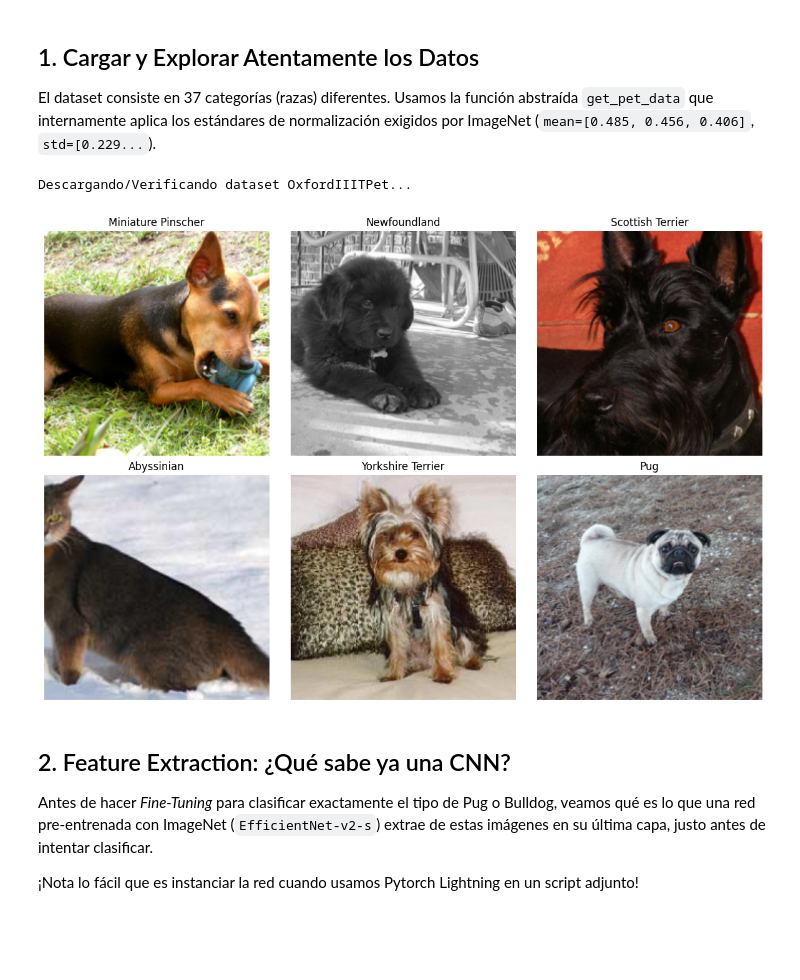
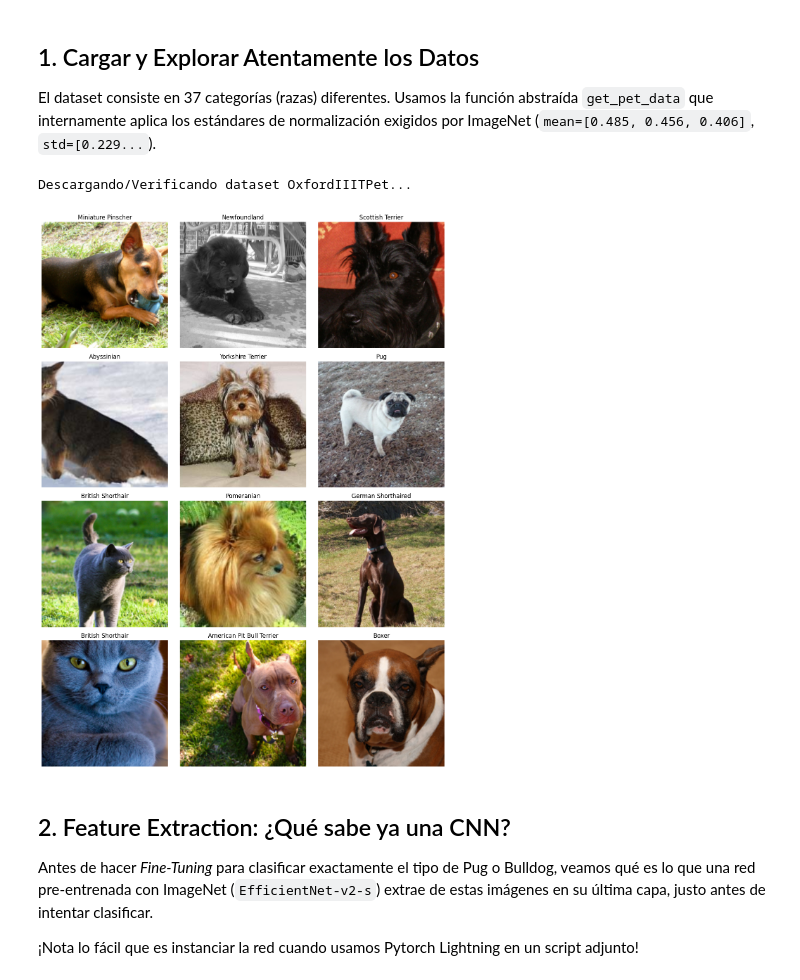
Before and after one commit to Afroefras/uag-deep-learning, a Jupyter notebook: parcial_3/transfer_learning/OxfordIIITPet - Transfer Learning.ipynb, the cells around one changed output. Drawn from its saved outputs; the diff is of its cells as text; code cells hidden in the pictures; blank space fills up the shorter version.

```diff
--- a/parcial_3/transfer_learning/OxfordIIITPet - Transfer Learning.ipynb
+++ b/parcial_3/transfer_learning/OxfordIIITPet - Transfer Learning.ipynb
@@ -21,14 +23,14 @@ Seed set to 42
 ## 1. Cargar y Explorar Atentamente los Datos
 El dataset consiste en 37 categorías (razas) diferentes. Usamos la función abstraída `get_pet_data` que internamente aplica los estándares de normalización exigidos por ImageNet (`mean=[0.485, 0.456, 0.406]`, `std=[0.229...`).
 # %%
-train_loader, val_loader, class_names = get_pet_data(data_dir='./data', batch_size=32)
+train_loader, val_loader, class_names = get_pet_data(data_dir='./data', batch_size=32, num_workers=8)
 
 # Extraemos un lote para verlo
 images, labels = next(iter(train_loader))
-show_images_batch(images, labels, class_names, max_images=6)
+show_images_batch(images, labels, class_names, max_images=12)
 # %% [output]
 Descargando/Verificando dataset OxfordIIITPet...
-[figure, old version]
+[figure, new version]
 # %% [markdown]
 ## 2. Feature Extraction: ¿Qué sabe ya una CNN?
 Antes de hacer *Fine-Tuning* para clasificar exactamente el tipo de Pug o Bulldog, veamos qué es lo que una red pre-entrenada con ImageNet (`EfficientNet-v2-s`) extrae de estas imágenes en su última capa, justo antes de intentar clasificar.
```
Also changed, not shown: parts of 8 cells of this notebook.
